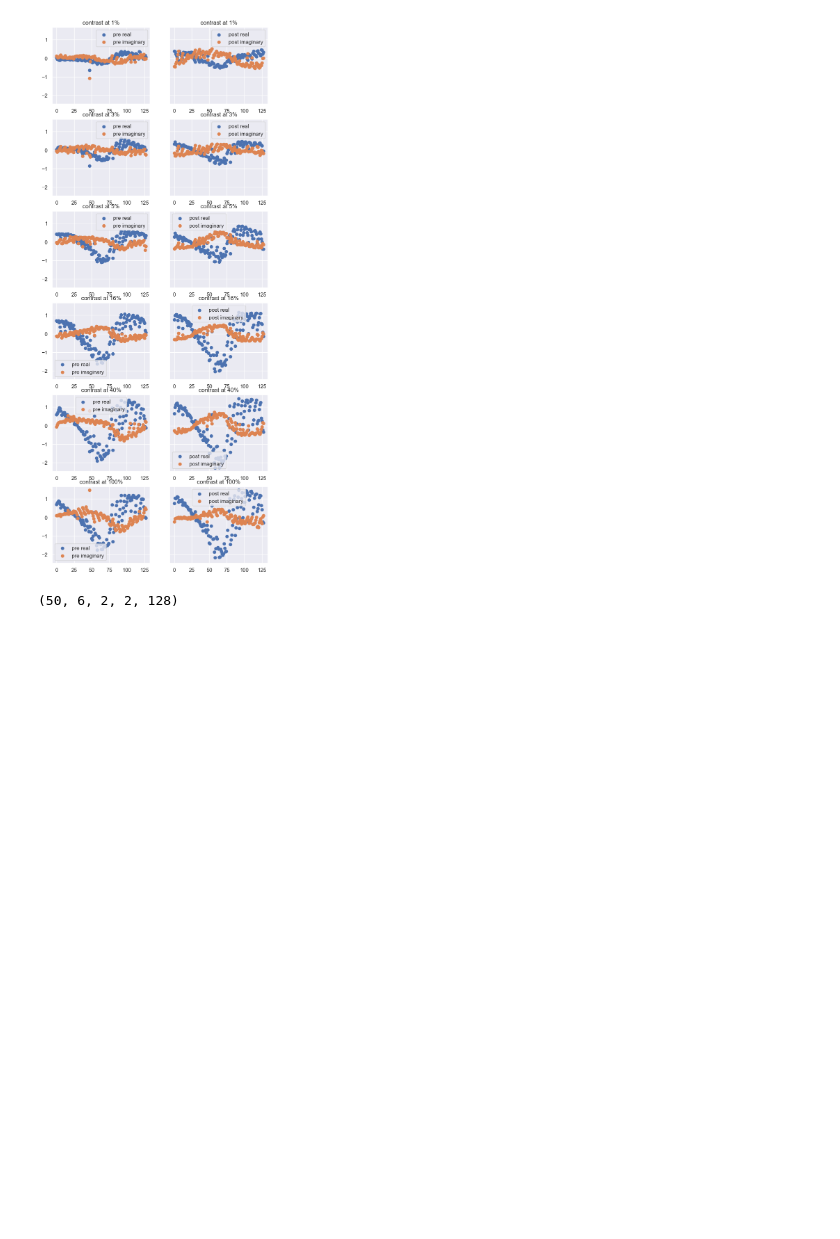
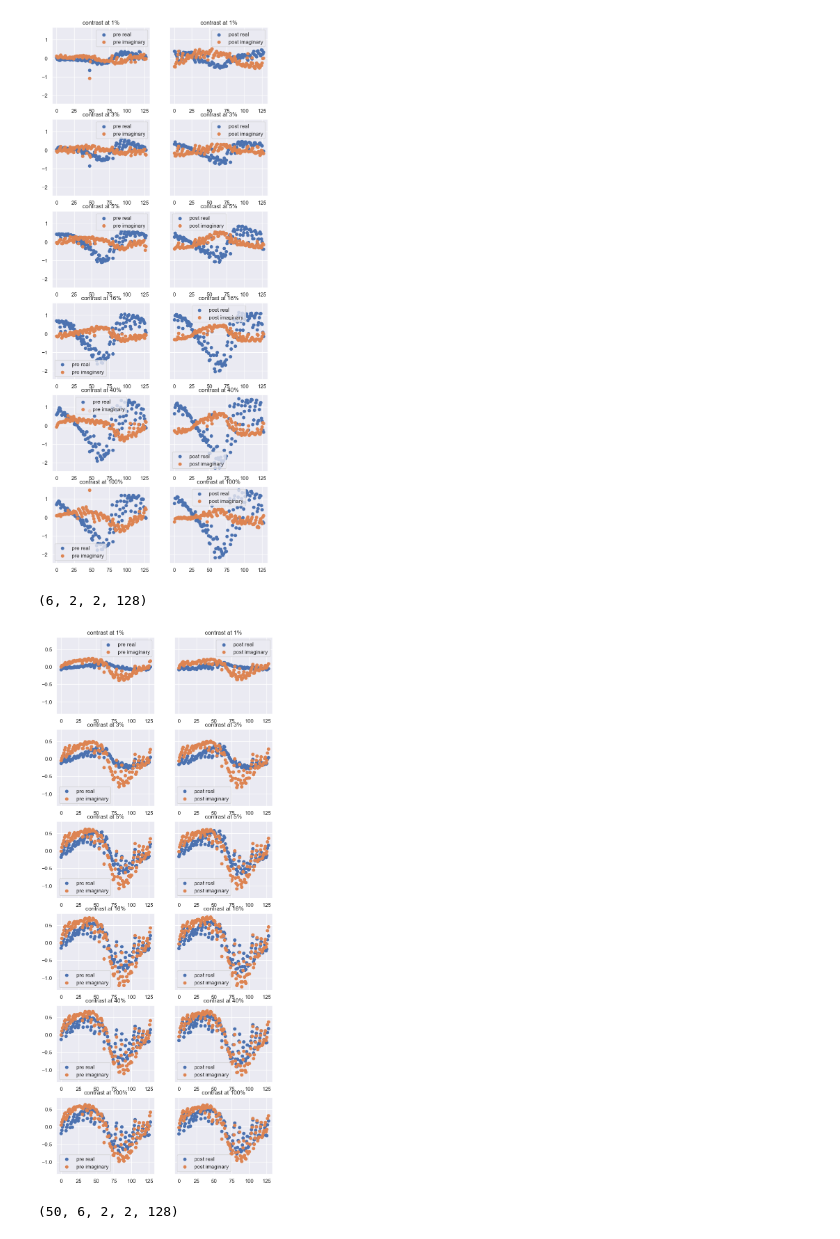
Before and after one commit to PatriciaNL/LTP_analysis, a Jupyter notebook: PythonScripts/ProcessingPipeline/ssrp_ImportProcessedData.ipynb, the cells around one changed output. Saved outputs shown, nothing was run; the diff lists cells and outputs as text; code cells hidden in the pictures; blank space fills up the shorter version.

```diff
--- a/PythonScripts/ProcessingPipeline/ssrp_ImportProcessedData.ipynb
+++ b/PythonScripts/ProcessingPipeline/ssrp_ImportProcessedData.ipynb
@@ -160,6 +160,22 @@ for c in range(NumBins):
             axs[c,ppsi].set_title(f'contrast at {cll[c]}')
 # %% [output]
 [figure]
+# %%
+n = np.nanmean(SubjectRealIMaginaryActivityPerChannel[4],axis = 0)
+print(n.shape)
+
+
+fig,axs = plt.subplots(6,2,figsize = (8,20),sharey = True)
+for c in range(NumBins):
+    for ppsi in range(2): # pre post set index
+        for re_im in range(2):
+            pltData = n[c,ppsi,re_im,:]
+            axs[c,ppsi].scatter(chan_arr,pltData, label = f'{coStatus[ppsi]} {riStatus[re_im]}')
+            axs[c,ppsi].legend()
+            axs[c,ppsi].set_title(f'contrast at {cll[c]}')
+# %% [output]
+(6, 2, 2, 128)
+[figure, added]
 # %%
 Harmonic_Data_Ind = 0
 FxData = [SubjectRealIMaginaryActivityPerChannel[Harmonic_Data_Ind],SubjectRealIMaginaryActivityPerChannel[Harmonic_Data_Ind+4]]
```
Also changed, not shown: parts of 5 cells of this notebook, 2 other files.
